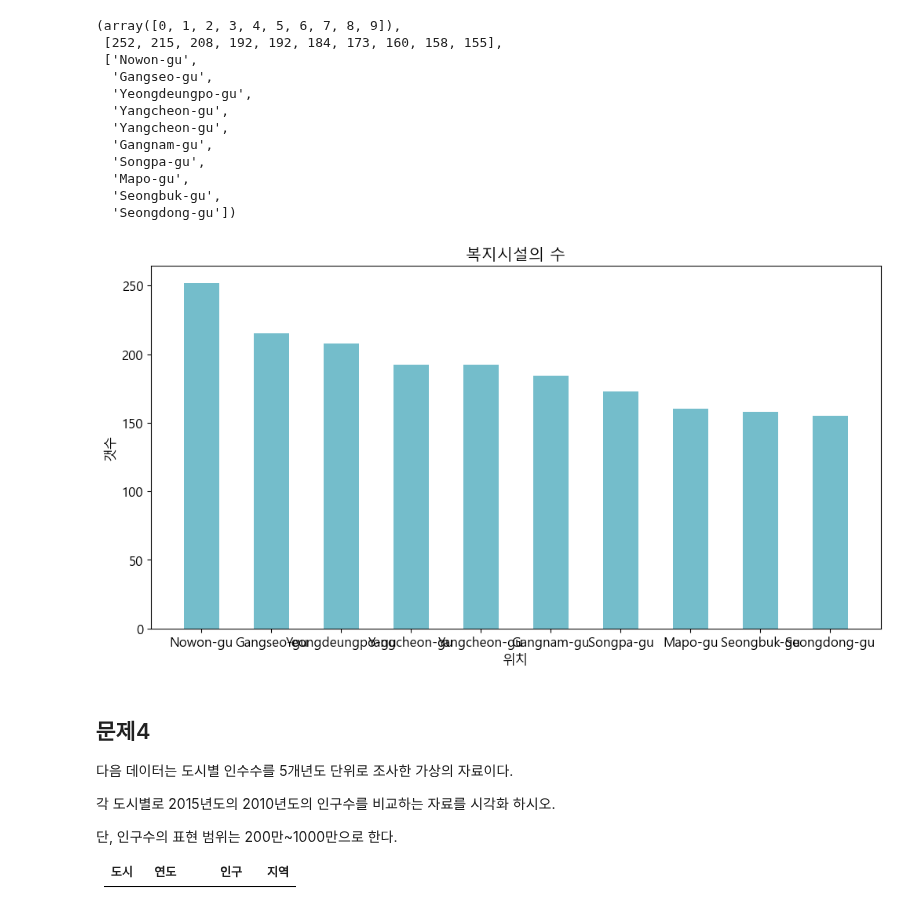
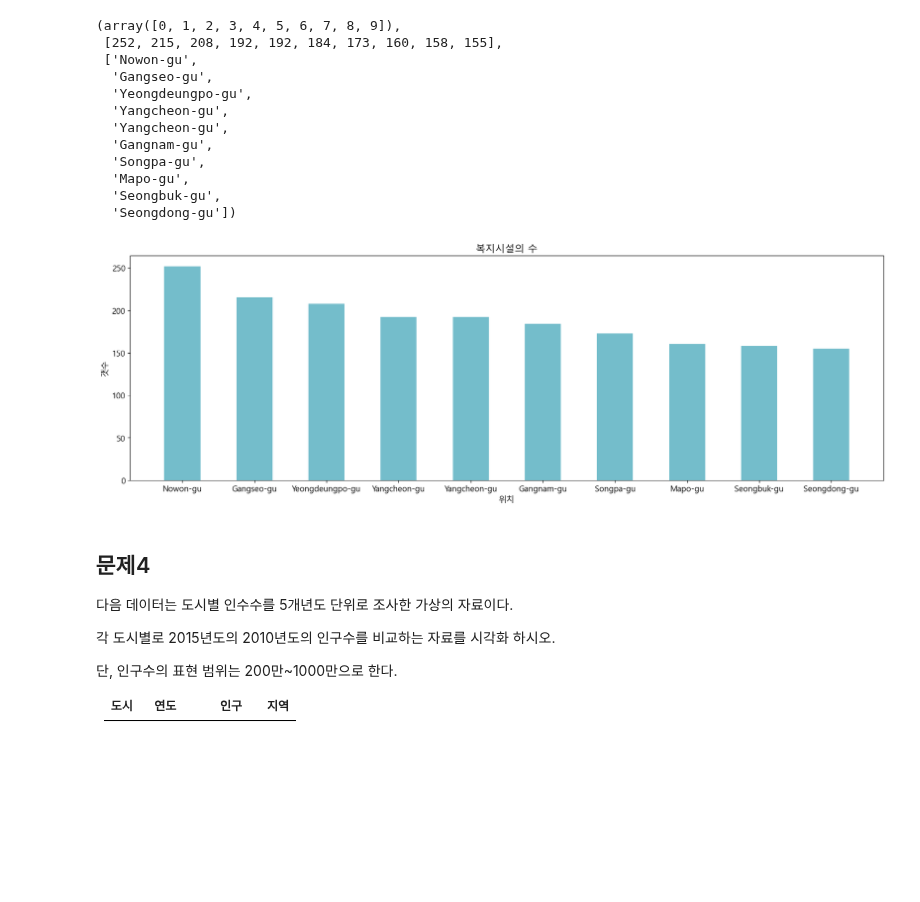
Before and after one commit to hyk2202/megait, a Jupyter notebook: megait/D. 탐색적 데이터 분석/05. 데이터 시각화/(1) Matplotlib/연구과제.ipynb, the cells around one changed output. Cells and saved outputs as stored; diff of their text form; code cells hidden in the pictures; blank space fills up the shorter version.

```diff
--- a/megait/D. 탐색적 데이터 분석/05. 데이터 시각화/(1) Matplotlib/연구과제.ipynb
+++ b/megait/D. 탐색적 데이터 분석/05. 데이터 시각화/(1) Matplotlib/연구과제.ipynb
@@ -222,17 +222,17 @@ x_sort, y_sort, xticks_sort
   'Seongbuk-gu',
   'Seongdong-gu'])
 # %%
-plt.figure()
+plt.figure(figsize=(20,6))
 plt.title('복지시설의 수')
 plt.bar(x_sort,y_sort, color = '#74BDCB',width=0.5)
 plt.xlabel('위치')
 plt.xticks(x_sort, xticks_sort)
 plt.ylabel('갯수')
 plt.savefig('문제3.png',dpi = 300)
 plt.show()
 plt.close()
 # %% [output]
-[figure, old version]
+[figure, new version]
 # %% [markdown]
 ## 문제4
 
```
Also changed, not shown: parts of 1 cell of this notebook, 2 other files.
